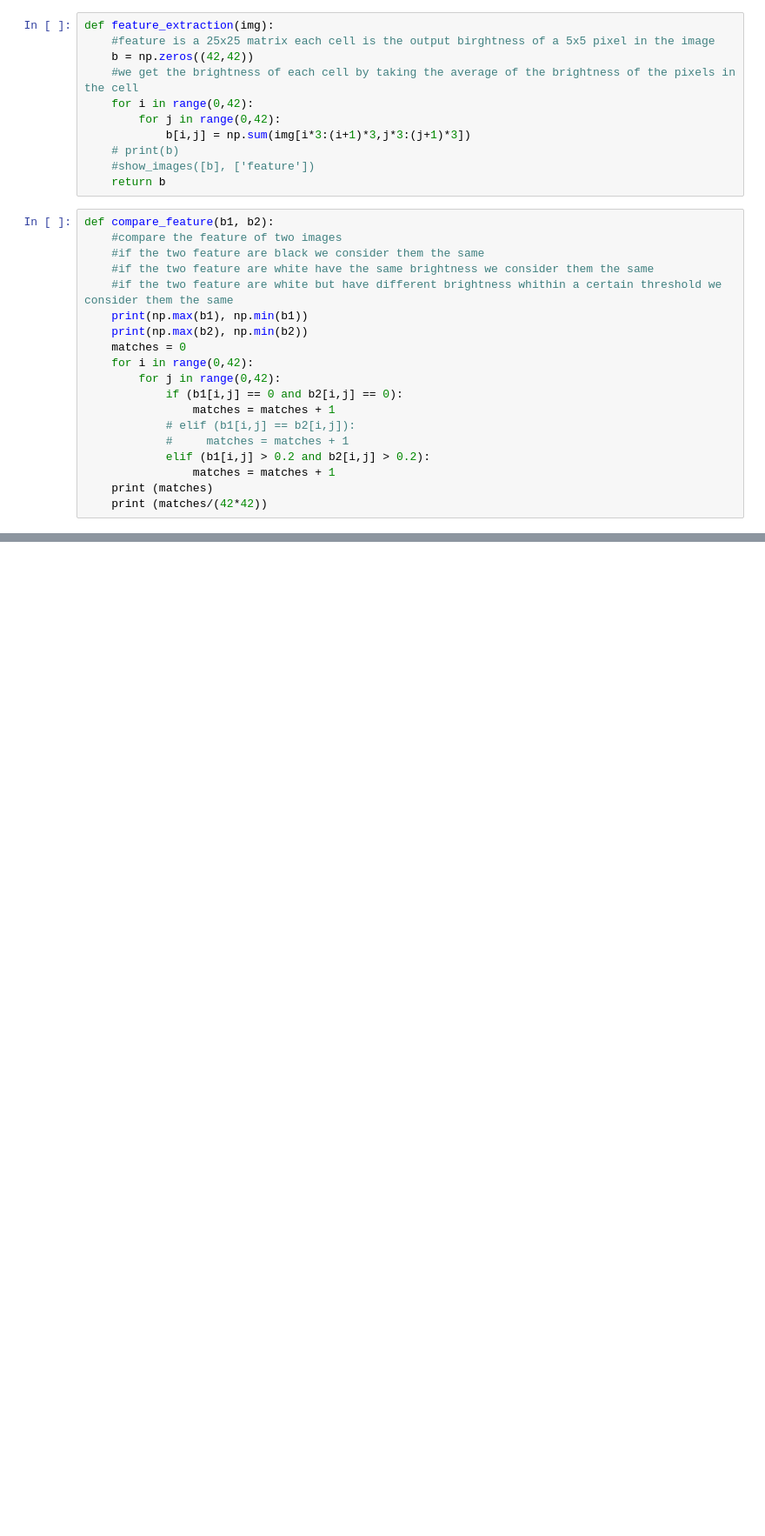
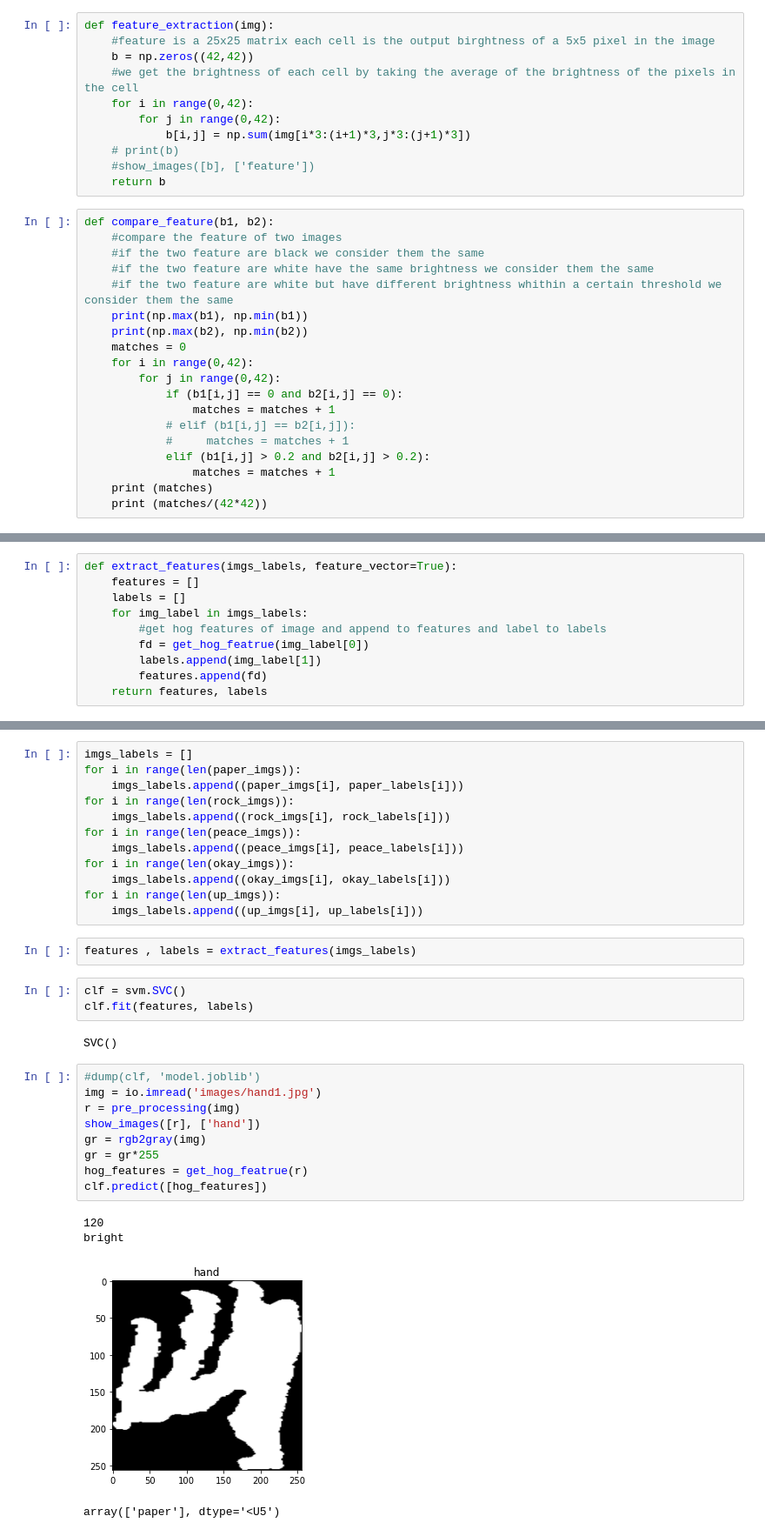
Before and after one commit to KarimAmrM/HandGestureDetection, a Jupyter notebook: detect_hand.ipynb, the cells around one changed output, grey strips where cells are left out. Shown at 87% size. Cells and saved outputs as stored; diff of their text form; blank space fills up the shorter version.

```diff
--- a/detect_hand.ipynb
+++ b/detect_hand.ipynb
@@ -414,0 +308,10 @@ plt.show()
+# %%
+def extract_features(imgs_labels, feature_vector=True):
+    features = []
+    labels = []
+    for img_label in imgs_labels:
+        #get hog features of image and append to features and label to labels
+        fd = get_hog_featrue(img_label[0])
+        labels.append(img_label[1])
+        features.append(fd)
+    return features, labels
@@ -414,0 +339,33 @@ plt.show()
+# %%
+imgs_labels = []
+for i in range(len(paper_imgs)):
+    imgs_labels.append((paper_imgs[i], paper_labels[i]))
+for i in range(len(rock_imgs)):
+    imgs_labels.append((rock_imgs[i], rock_labels[i]))
+for i in range(len(peace_imgs)):
+    imgs_labels.append((peace_imgs[i], peace_labels[i]))
+for i in range(len(okay_imgs)):
+    imgs_labels.append((okay_imgs[i], okay_labels[i]))
+for i in range(len(up_imgs)):
+    imgs_labels.append((up_imgs[i], up_labels[i]))
+# %%
+features , labels = extract_features(imgs_labels)
+# %%
+clf = svm.SVC()
+clf.fit(features, labels)
+# %% [output]
+SVC()
+# %%
+#dump(clf, 'model.joblib')
+img = io.imread('images/hand1.jpg')
+r = pre_processing(img)
+show_images([r], ['hand'])
+gr = rgb2gray(img)
+gr = gr*255
+hog_features = get_hog_featrue(r)
+clf.predict([hog_features])
+# %% [output]
+120
+bright
+[figure, added]
+array(['paper'], dtype='<U5')
```
Also changed, not shown: parts of 24 cells of this notebook, 1 other file.
